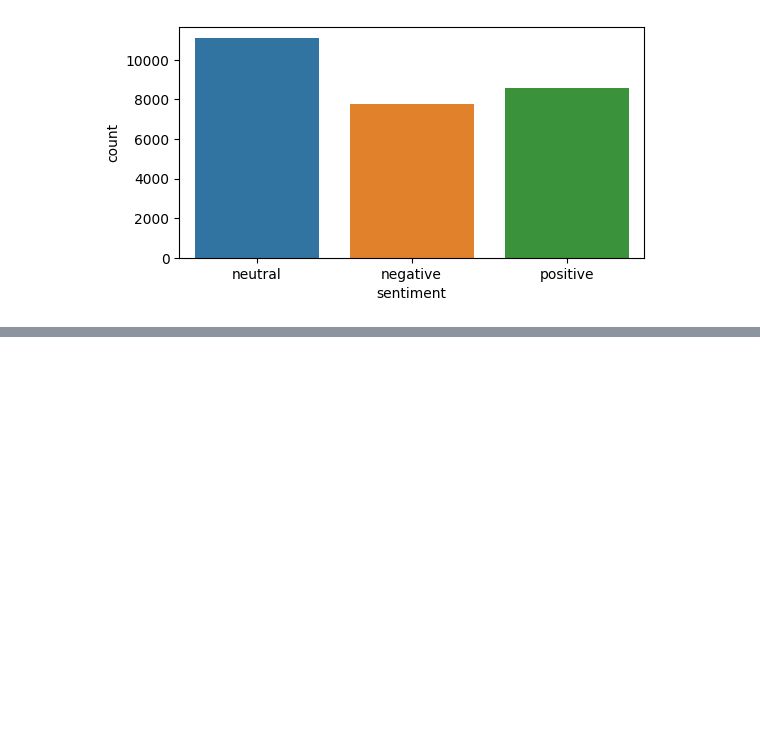
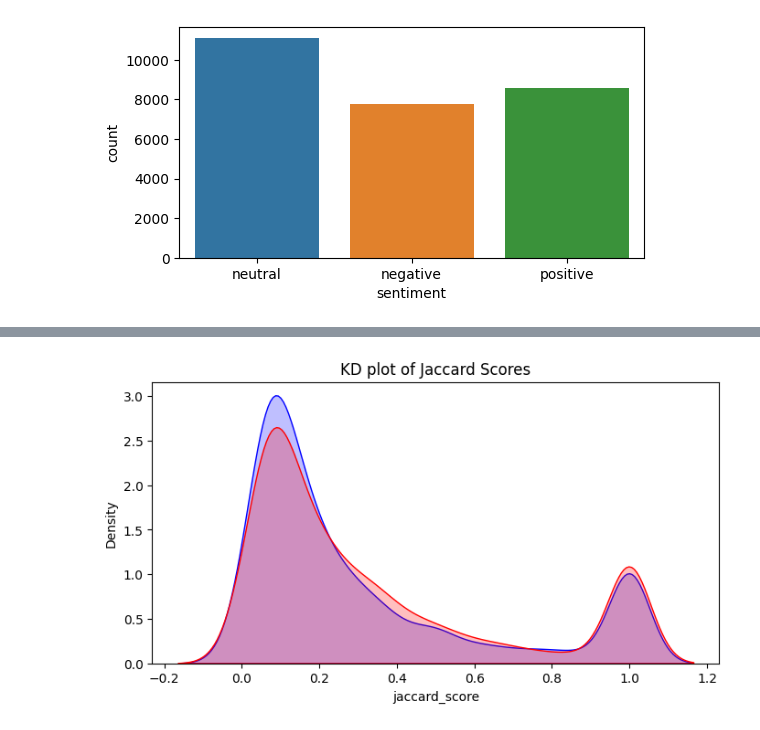
Before and after one commit to abhayp2204/Twitter-Sentiment-Analysis, a Jupyter notebook: code.ipynb, the cells around one changed output, grey strips where cells are left out. Cells and saved outputs as stored; diff of their text form; code cells hidden in the pictures; blank space fills up the shorter version.

```diff
--- a/code.ipynb
+++ b/code.ipynb
@@ -135,0 +170,6 @@ train.head()
+# %%
+plt.figure(figsize=(8, 4))
+p1 = sns.kdeplot(train[train["sentiment"] == "positive"]["jaccard_score"], shade=True, color="blue").set_title("KD plot of Jaccard Scores")
+p1 = sns.kdeplot(train[train["sentiment"] == "negative"]["jaccard_score"], shade=True, color="red")
+# %% [output]
+[figure, added]
```
Also changed, not shown: parts of 23 cells of this notebook.
